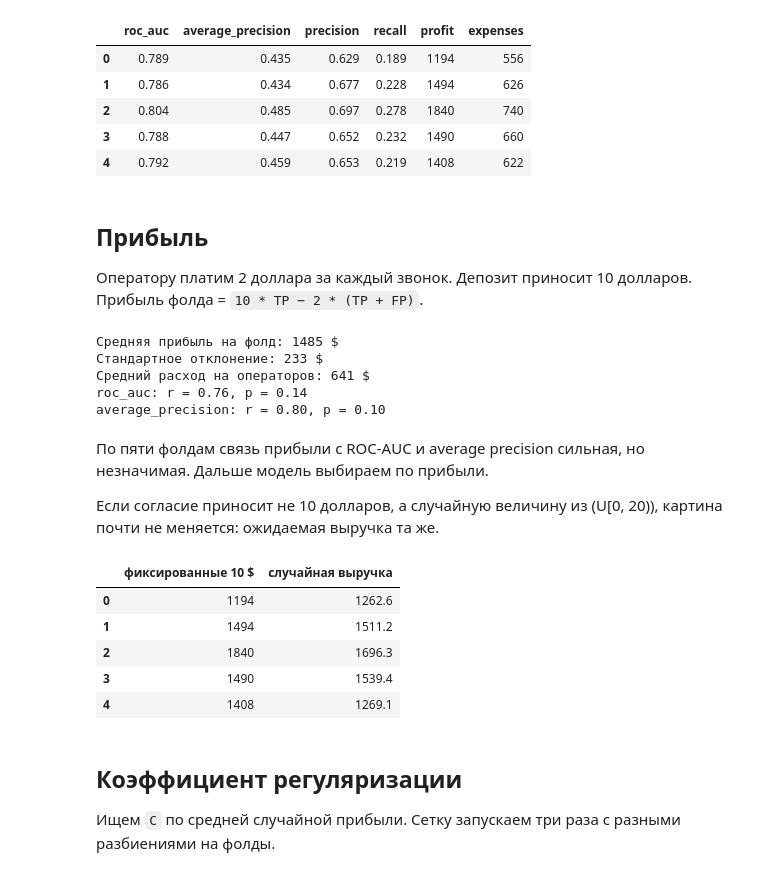
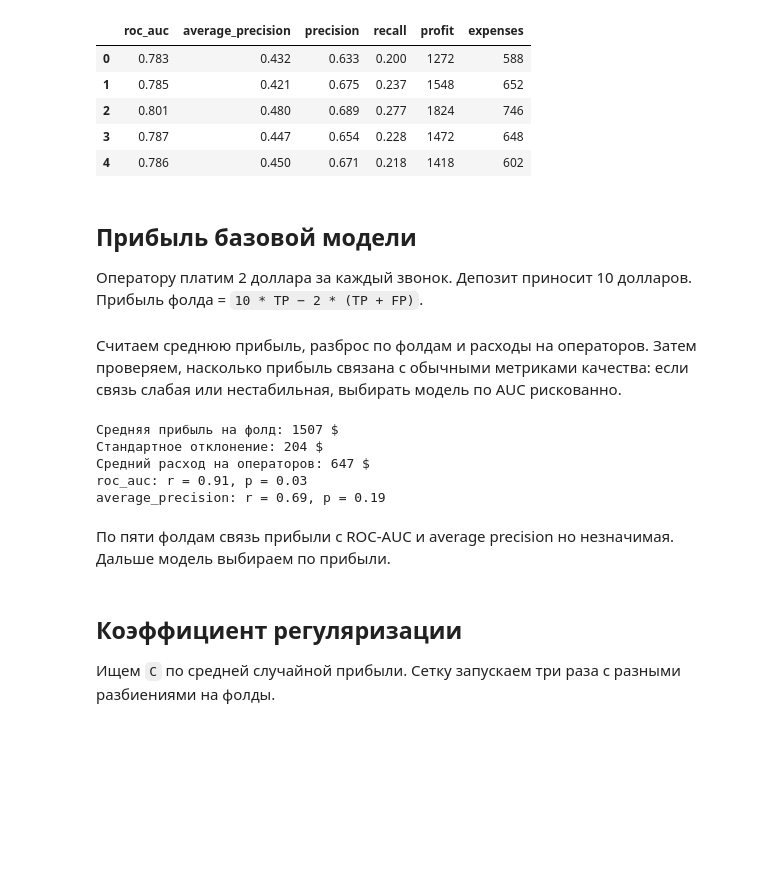
Before and after one commit to florenskaial118/bank-deposit-profit, a Jupyter notebook: term_deposit_profit.ipynb, the cells around one changed output. Drawn from its saved outputs; the diff is of its cells as text; code cells hidden in the pictures; blank space fills up the shorter version.

```diff
--- a/term_deposit_profit.ipynb
+++ b/term_deposit_profit.ipynb
@@ -42,5 +96,6 @@ display(df.drop(columns="duration").head(3))
 # %%
-X = df.drop(columns=["duration", "y"])
+drop_num = ["euribor3m", "emp.var.rate"]
+X = df.drop(columns=["duration", "y"]+ drop_num)
 y = df.y == "yes"
 
 cat_cols = X.select_dtypes(include="str").columns.tolist()
@@ -76,43 +131,45 @@ def call_profit(y_true, proba, threshold=0.5, random_revenue=False):
     calls = int(call.sum())
     if random_revenue and subscribed:
         revenue = float(np.random.uniform(0, 20, subscribed).sum())
     else:
         revenue = 10 * subscribed
     expenses = 2 * calls
     return revenue - expenses, expenses
 
 
 def evaluate(predictions, threshold=0.5, random_revenue=False):
     rows = []
     for _, group in predictions.groupby("fold"):
         profit, expenses = call_profit(group.y, group.proba, threshold, random_revenue)
         call = group.proba.to_numpy() > threshold
         rows.append({
             "roc_auc": roc_auc_score(group.y, group.proba),
             "average_precision": average_precision_score(group.y, group.proba),
             "precision": precision_score(group.y, call, zero_division=0),
             "recall": recall_score(group.y, call, zero_division=0),
             "profit": profit,
             "expenses": expenses,
         })
     return pd.DataFrame(rows)
 
 
 baseline_pred = out_of_fold(encoded, y)
 baseline = evaluate(baseline_pred)
 display(baseline.round(3))
 # %% [output]
 |  | roc_auc | average_precision | precision | recall | profit | expenses |
-| 0 | 0.789 | 0.435 | 0.629 | 0.189 | 1194 | 556 |
-| 1 | 0.786 | 0.434 | 0.677 | 0.228 | 1494 | 626 |
-| 2 | 0.804 | 0.485 | 0.697 | 0.278 | 1840 | 740 |
-| 3 | 0.788 | 0.447 | 0.652 | 0.232 | 1490 | 660 |
-| 4 | 0.792 | 0.459 | 0.653 | 0.219 | 1408 | 622 |
+| 0 | 0.783 | 0.432 | 0.633 | 0.200 | 1272 | 588 |
+| 1 | 0.785 | 0.421 | 0.675 | 0.237 | 1548 | 652 |
+| 2 | 0.801 | 0.480 | 0.689 | 0.277 | 1824 | 746 |
+| 3 | 0.787 | 0.447 | 0.654 | 0.228 | 1472 | 648 |
+| 4 | 0.786 | 0.450 | 0.671 | 0.218 | 1418 | 602 |
 # %% [markdown]
-## Прибыль
+## Прибыль базовой модели
 
 Оператору платим 2 доллара за каждый звонок. Депозит приносит 10 долларов.
 Прибыль фолда = `10 * TP − 2 * (TP + FP)`.
+# %% [markdown]
+Считаем среднюю прибыль, разброс по фолдам и расходы на операторов. Затем проверяем, насколько прибыль связана с обычными метриками качества: если связь слабая или нестабильная, выбирать модель по AUC рискованно.
 # %%
 print(f"Средняя прибыль на фолд: {baseline.profit.mean():.0f} $")
 print(f"Стандартное отклонение: {baseline.profit.std(ddof=1):.0f} $")
@@ -122,31 +179,14 @@ for column in ("roc_auc", "average_precision"):
     r, pvalue = stats.pearsonr(baseline[column], baseline.profit)
     print(f"{column}: r = {r:.2f}, p = {pvalue:.2f}")
 # %% [output]
-Средняя прибыль на фолд: 1485 $
-Стандартное отклонение: 233 $
-Средний расход на операторов: 641 $
-roc_auc: r = 0.76, p = 0.14
-average_precision: r = 0.80, p = 0.10
+Средняя прибыль на фолд: 1507 $
+Стандартное отклонение: 204 $
+Средний расход на операторов: 647 $
+roc_auc: r = 0.91, p = 0.03
+average_precision: r = 0.69, p = 0.19
 # %% [markdown]
-По пяти фолдам связь прибыли с ROC-AUC и average precision сильная, но незначимая.
+По пяти фолдам связь прибыли с ROC-AUC и average precision но незначимая.
 Дальше модель выбираем по прибыли.
-
-Если согласие приносит не 10 долларов, а случайную величину из \(U[0, 20)\), картина почти не меняется:
-ожидаемая выручка та же.
-# %%
-random_profit = evaluate(baseline_pred, random_revenue=True)
-compare = pd.DataFrame({
-    "фиксированные 10 $": baseline.profit,
-    "случайная выручка": random_profit.profit,
-})
-display(compare.round(1))
-# %% [output]
-|  | фиксированные 10 $ | случайная выручка |
-| 0 | 1194 | 1262.6 |
-| 1 | 1494 | 1511.2 |
-| 2 | 1840 | 1696.3 |
-| 3 | 1490 | 1539.4 |
-| 4 | 1408 | 1269.1 |
 # %% [markdown]
 ## Коэффициент регуляризации
 
```
Also changed, not shown: parts of 23 cells of this notebook, 8 other files.
